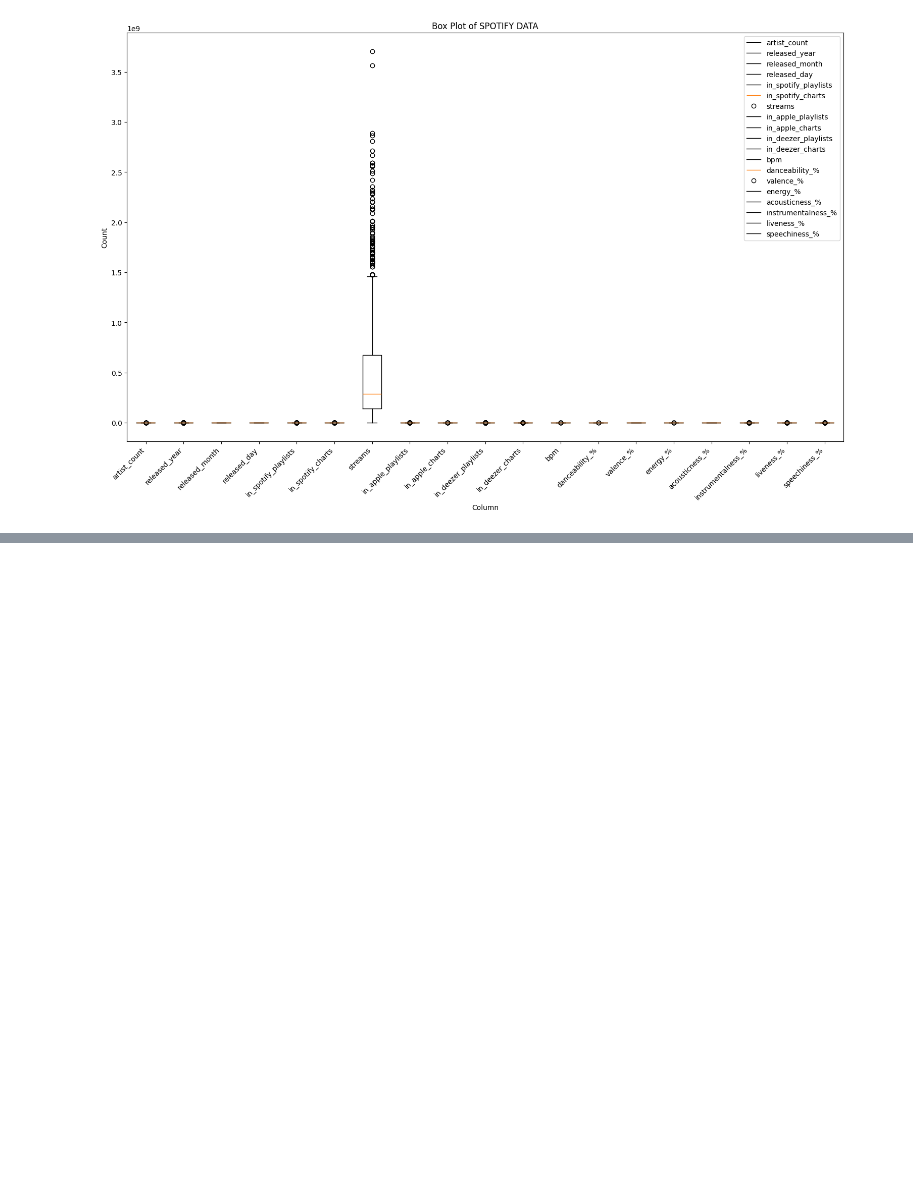
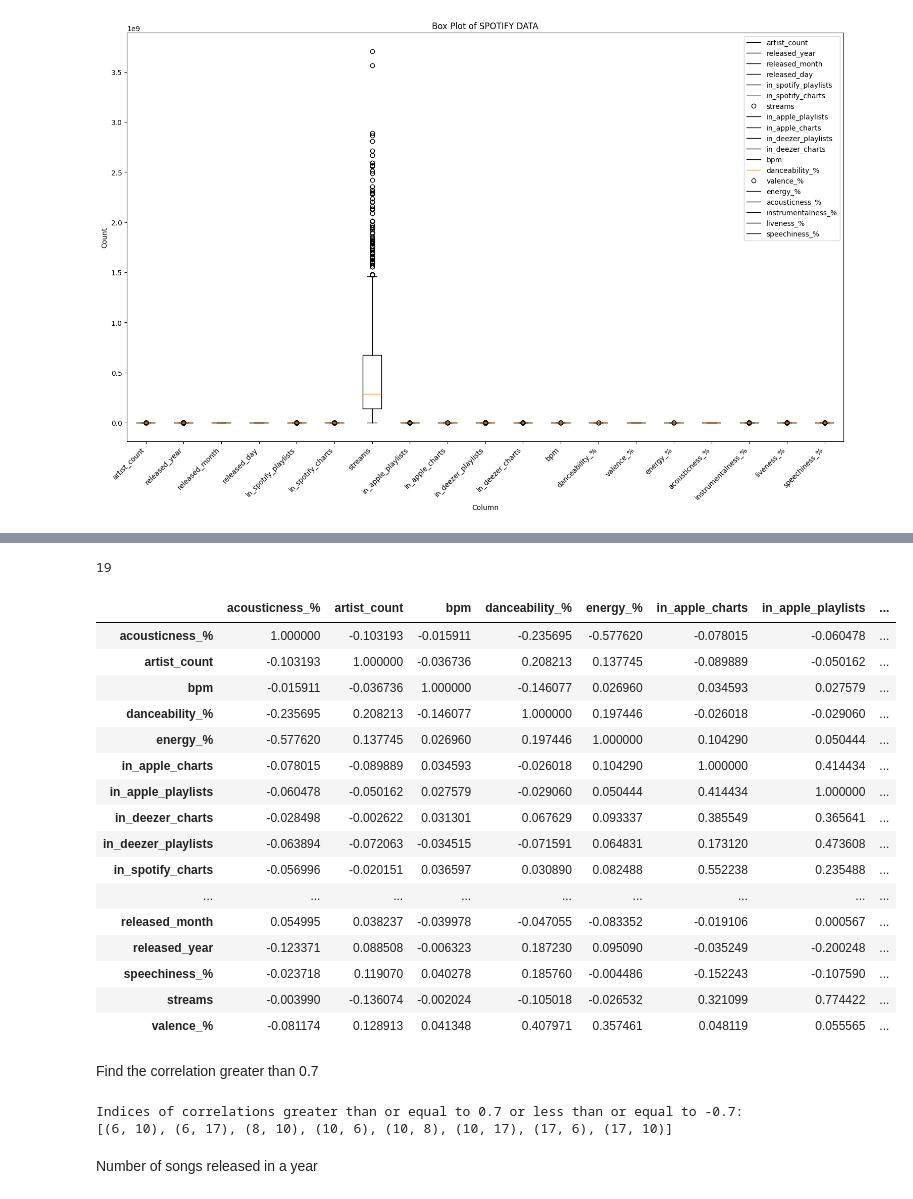
Before and after one commit to i-ap5/FamBus, a Jupyter notebook: famBus.ipynb, the cells around one changed output, grey strips where cells are left out. Saved outputs shown, nothing was run; the diff lists cells and outputs as text; code cells hidden in the pictures; blank space fills up the shorter version.

```diff
--- a/famBus.ipynb
+++ b/famBus.ipynb
@@ -681,0 +765,43 @@ plt.show()
+# %%
+(df_copy['artists'] == 'SZA').sum()
+# %% [output]
+19
+# %%
+columns_to_keep = df_copy.columns.difference(['track_name','artists','mode'])
+df_selected = df_copy[columns_to_keep]
+
+df_selected.corr()
+# %% [output]
+|  | acousticness_% | artist_count | bpm | danceability_% | energy_% | in_apple_charts | in_apple_playlists | ... |
+| acousticness_% | 1.000000 | -0.103193 | -0.015911 | -0.235695 | -0.577620 | -0.078015 | -0.060478 | ... |
+| artist_count | -0.103193 | 1.000000 | -0.036736 | 0.208213 | 0.137745 | -0.089889 | -0.050162 | ... |
+| bpm | -0.015911 | -0.036736 | 1.000000 | -0.146077 | 0.026960 | 0.034593 | 0.027579 | ... |
+| danceability_% | -0.235695 | 0.208213 | -0.146077 | 1.000000 | 0.197446 | -0.026018 | -0.029060 | ... |
+| energy_% | -0.577620 | 0.137745 | 0.026960 | 0.197446 | 1.000000 | 0.104290 | 0.050444 | ... |
+| in_apple_charts | -0.078015 | -0.089889 | 0.034593 | -0.026018 | 0.104290 | 1.000000 | 0.414434 | ... |
+| in_apple_playlists | -0.060478 | -0.050162 | 0.027579 | -0.029060 | 0.050444 | 0.414434 | 1.000000 | ... |
+| in_deezer_charts | -0.028498 | -0.002622 | 0.031301 | 0.067629 | 0.093337 | 0.385549 | 0.365641 | ... |
+| in_deezer_playlists | -0.063894 | -0.072063 | -0.034515 | -0.071591 | 0.064831 | 0.173120 | 0.473608 | ... |
+| in_spotify_charts | -0.056996 | -0.020151 | 0.036597 | 0.030890 | 0.082488 | 0.552238 | 0.235488 | ... |
+| ... | ... | ... | ... | ... | ... | ... | ... | ... |
+| released_month | 0.054995 | 0.038237 | -0.039978 | -0.047055 | -0.083352 | -0.019106 | 0.000567 | ... |
+| released_year | -0.123371 | 0.088508 | -0.006323 | 0.187230 | 0.095090 | -0.035249 | -0.200248 | ... |
+| speechiness_% | -0.023718 | 0.119070 | 0.040278 | 0.185760 | -0.004486 | -0.152243 | -0.107590 | ... |
+| streams | -0.003990 | -0.136074 | -0.002024 | -0.105018 | -0.026532 | 0.321099 | 0.774422 | ... |
+| valence_% | -0.081174 | 0.128913 | 0.041348 | 0.407971 | 0.357461 | 0.048119 | 0.055565 | ... |
+# %% [markdown]
+Find the correlation greater than 0.7
+# %%
+correlation_matrix = df_selected.corr()
+
+high_correlations = (correlation_matrix.abs() >= 0.7) & (correlation_matrix.abs() < 1)
+
+indices = [(i, j) for i in range(correlation_matrix.shape[0]) for j in range(correlation_matrix.shape[1]) if high_correlations.iloc[i, j]]
+
+print("Indices of correlations greater than or equal to 0.7 or less than or equal to -0.7:")
+print(indices)
+# %% [output]
+Indices of correlations greater than or equal to 0.7 or less than or equal to -0.7:
+[(6, 10), (6, 17), (8, 10), (10, 6), (10, 8), (10, 17), (17, 6), (17, 10)]
+# %% [markdown]
+Number of songs released in a year
```
Also changed, not shown: parts of 28 cells of this notebook, 1 other file.
